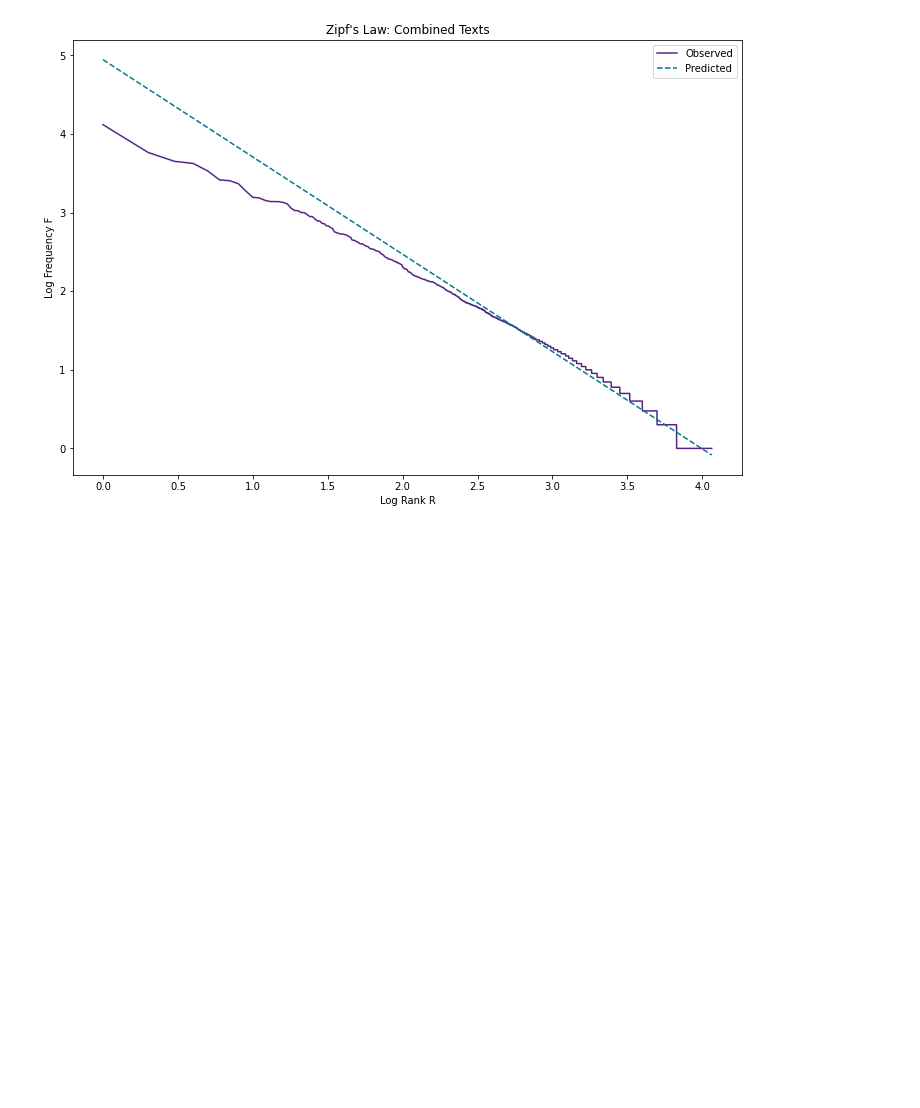
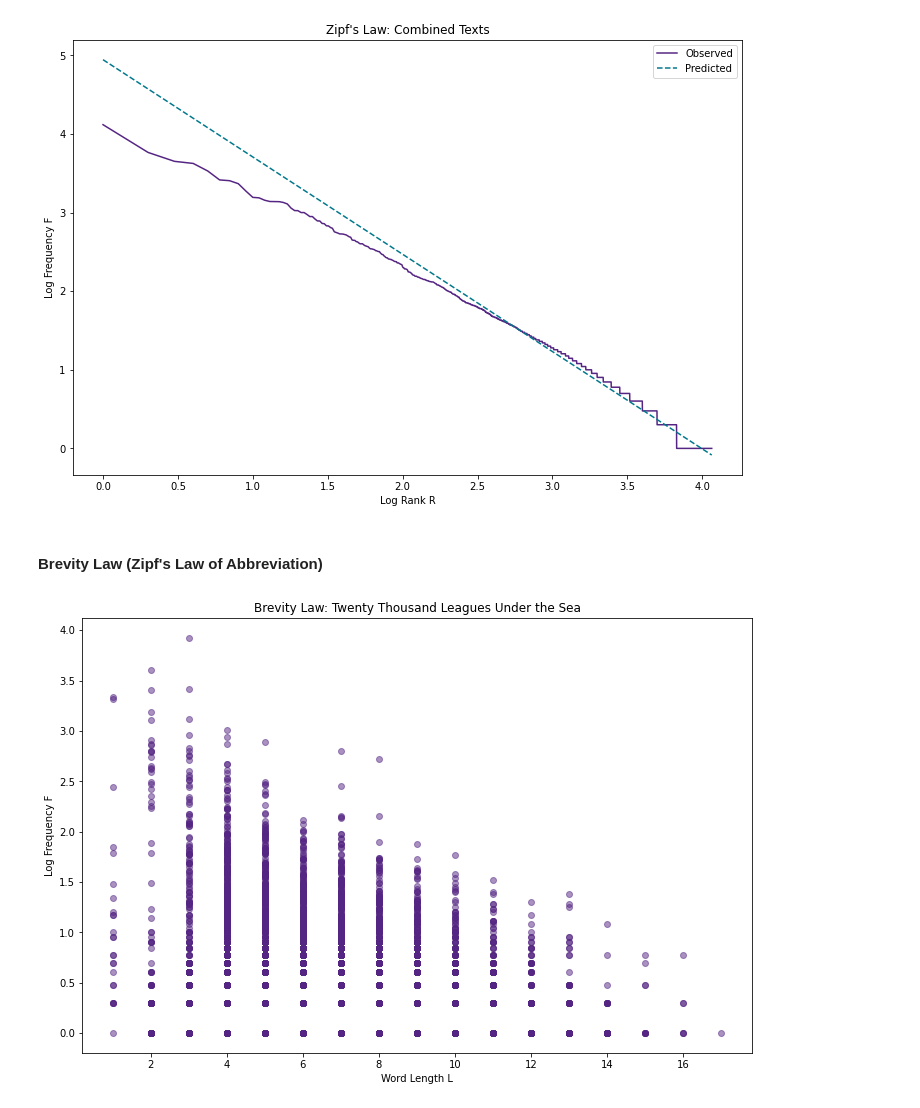
Before and after one commit to samar14641/ql-vocab-nets, a Jupyter notebook: quantitative_linguistics.ipynb, the cells around one changed output. Saved outputs shown, nothing was run; the diff lists cells and outputs as text; code cells hidden in the pictures; blank space fills up the shorter version.

Commit message:
added some sauces, added brevity law

```diff
--- a/quantitative_linguistics.ipynb
+++ b/quantitative_linguistics.ipynb
@@ -280,3 +284,43 @@ F = K * R ^ -A i.e. logF = log K - AlogR
 Predicted K: 88173.43204531026
 Predicted A: -1.237795053775785
 [figure]
+# %% [markdown]
+#### Brevity Law (Zipf's Law of Abbreviation)
+# %%
+def brevity_law(counts: Counter, name) -> None:
+    """Plot the Brevity Law for a document or corpus
+    Parameters:
+        counts (Counter): token counts for the document/corpus
+        name (str): the name of the text
+    Returns:
+        None"""
+
+    lens = np.array([len(w) for w in counts if not check_word(w)])
+    freqs = np.array([counts[w] for w in counts if not check_word(w)])
+
+    fig = plt.figure(figsize = (12, 8))
+    plt.scatter(lens, np.log10(freqs), alpha = 0.5, color = '#552583')
+    plt.title('Brevity Law: {}'.format(name))
+    plt.xlabel('Word Length L')
+    plt.ylabel('Log Frequency F')
+    plt.show()
+    plt.close()
+
+#     xy = np.vstack([lens, freqs])
+#     z = gaussian_kde(xy)(xy)
+
+#     idx = z.argsort()
+#     lens, freqs, z = lens[idx], freqs[idx], z[idx]
+
+#     fig = plt.figure(figsize = (12, 8))
+#     plt.scatter(lens, np.log10(freqs), c = z)  #, cmap = 'cool')
+#     plt.title('Brevity Law: {}'.format(name))
+#     plt.xlabel('Word Length L')
+#     plt.ylabel('Log Frequency F')
+#     plt.show()
+#     plt.show()
+#     plt.close()
+# %%
+brevity_law(ttl_counts, ttl_title)  # add some lognormal plot?
+# %% [output]
+[figure, added]
```
Also changed, not shown: parts of 4 cells of this notebook, 1 other file.
